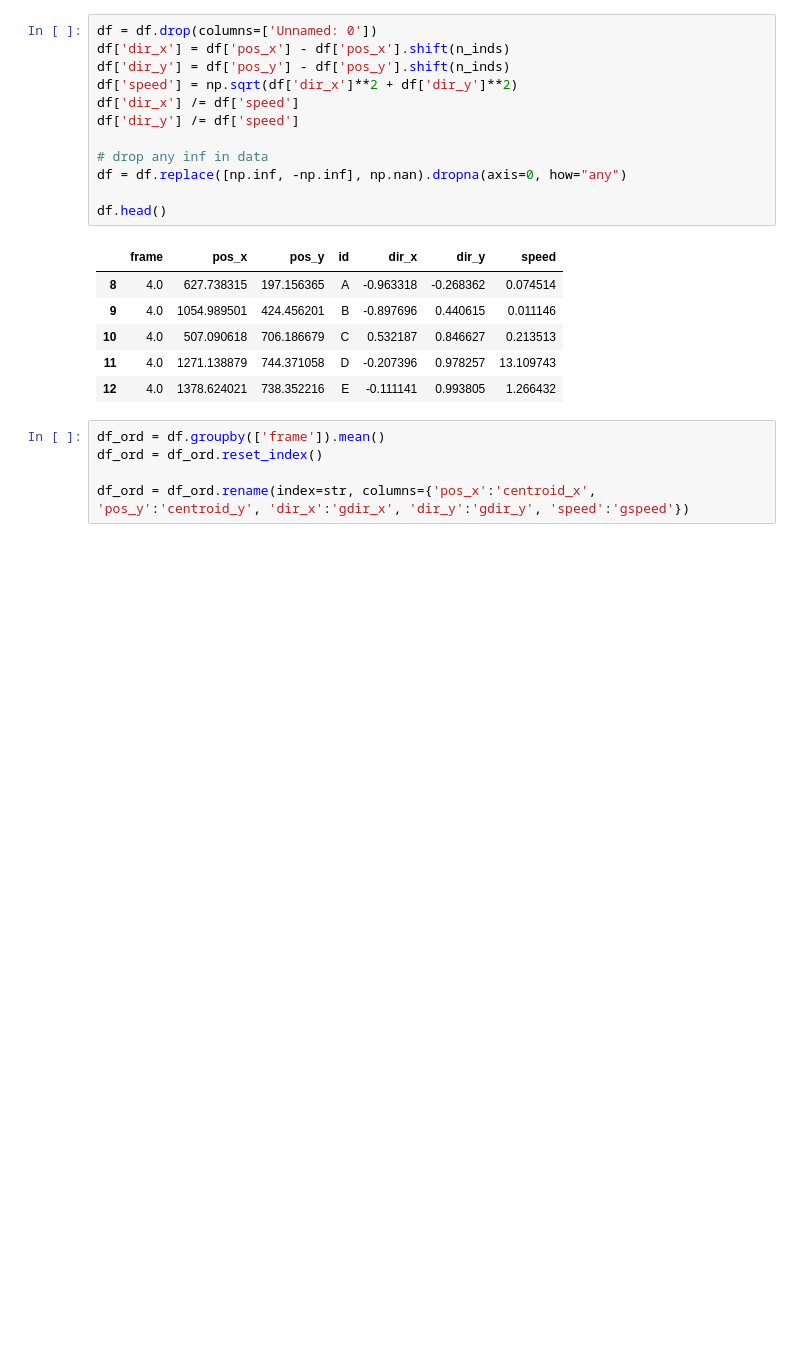
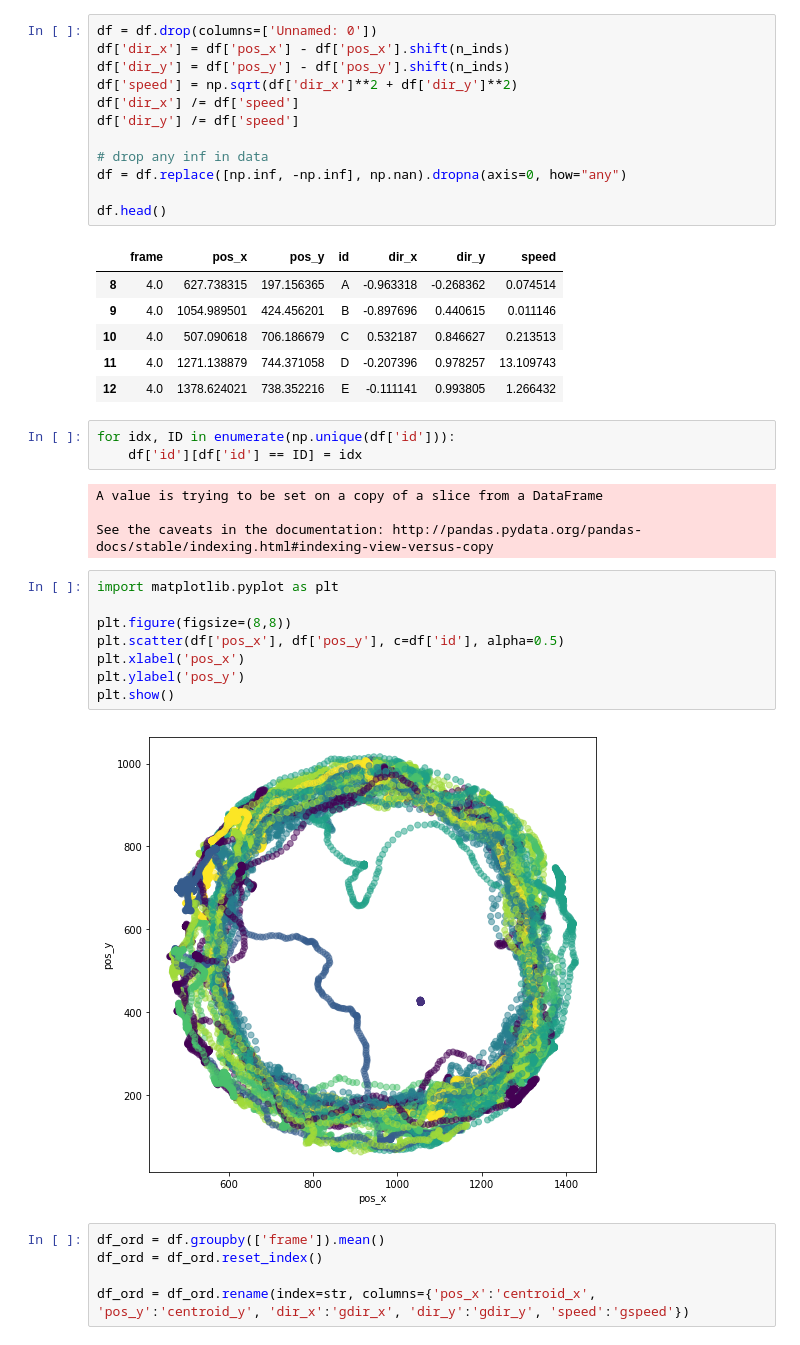
Before and after one commit to vivekhsridhar/tracktor, a Jupyter notebook: examples/track_termites.ipynb, the cells around one changed output. Cells and saved outputs as stored; diff of their text form; blank space fills up the shorter version.

```diff
--- a/examples/track_termites.ipynb
+++ b/examples/track_termites.ipynb
@@ -153,6 +153,23 @@ df.head()
 | 10 | 4.0 | 507.090618 | 706.186679 | C | 0.532187 | 0.846627 | 0.213513 |
 | 11 | 4.0 | 1271.138879 | 744.371058 | D | -0.207396 | 0.978257 | 13.109743 |
 | 12 | 4.0 | 1378.624021 | 738.352216 | E | -0.111141 | 0.993805 | 1.266432 |
+# %%
+for idx, ID in enumerate(np.unique(df['id'])):
+    df['id'][df['id'] == ID] = idx
+# %% [output]
+A value is trying to be set on a copy of a slice from a DataFrame
+
+See the caveats in the documentation: http://pandas.pydata.org/pandas-docs/stable/indexing.html#indexing-view-versus-copy
+# %%
+import matplotlib.pyplot as plt
+
+plt.figure(figsize=(8,8))
+plt.scatter(df['pos_x'], df['pos_y'], c=df['id'], alpha=0.5)
+plt.xlabel('pos_x')
+plt.ylabel('pos_y')
+plt.show()
+# %% [output]
+[figure, added]
 # %%
 df_ord = df.groupby(['frame']).mean()
 df_ord = df_ord.reset_index()
```
Also changed, not shown: parts of 1 cell of this notebook, 2 other files.
